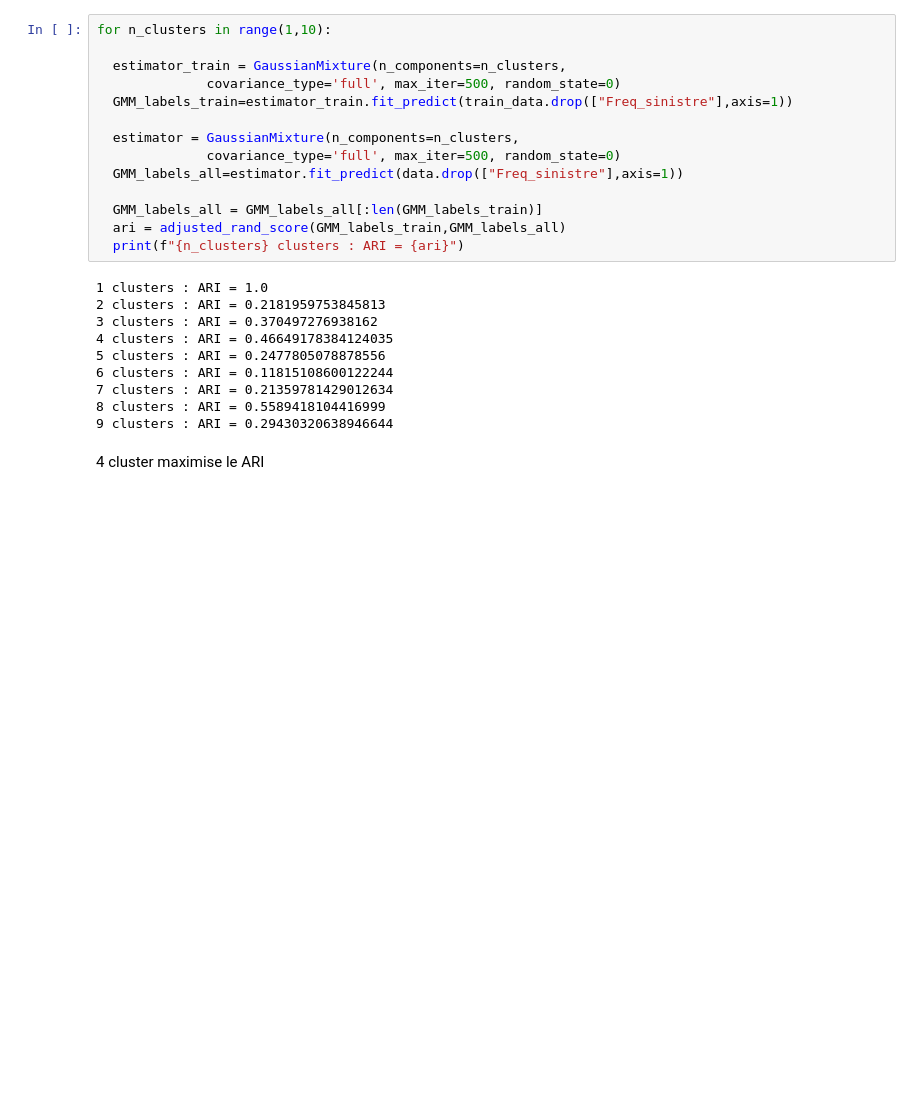
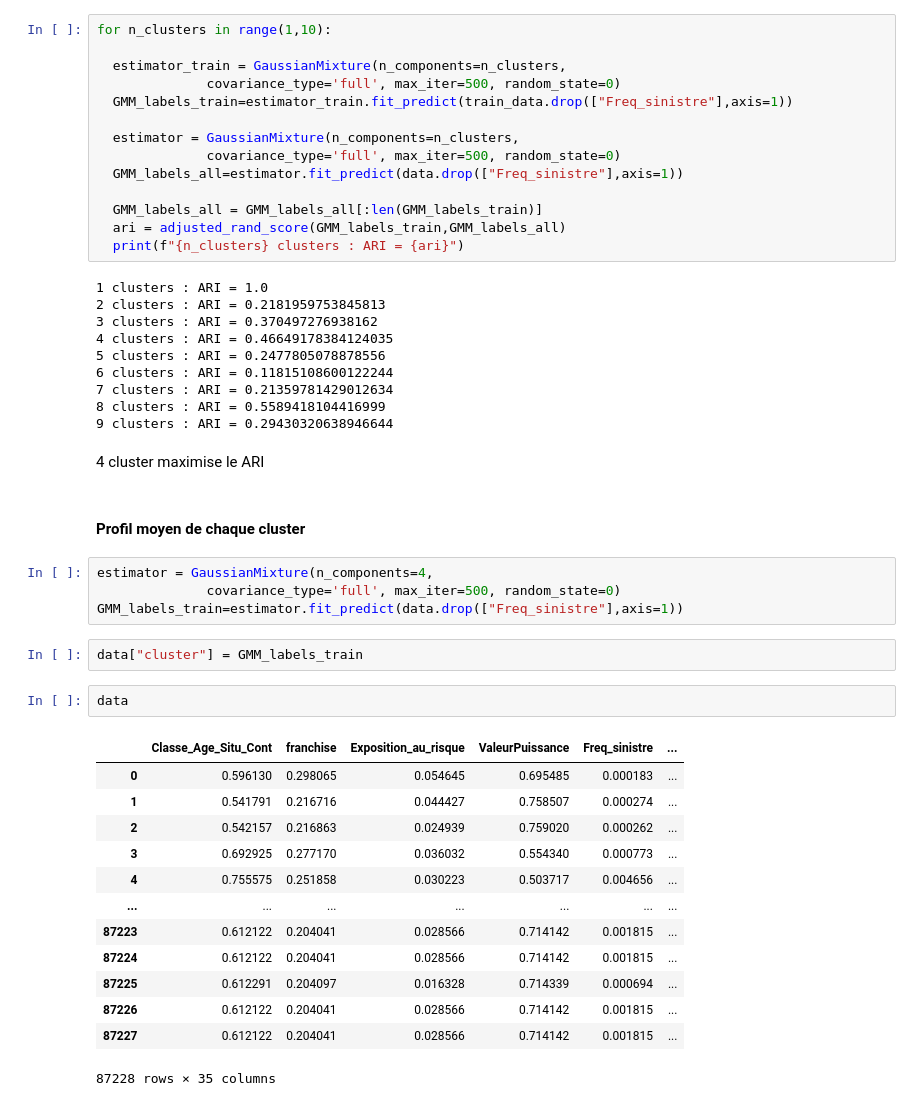
Before and after one commit to RAMIhamza/Projet_Option_Mazars, a Jupyter notebook: GMM.ipynb, the cells around one changed output. Cells and saved outputs as stored; diff of their text form; blank space fills up the shorter version.

Commit message:
mean profile for each cluster

```diff
--- a/GMM.ipynb
+++ b/GMM.ipynb
@@ -124,3 +142,27 @@ for n_clusters in range(1,10):
 9 clusters : ARI = 0.29430320638946644
 # %% [markdown]
 4 cluster maximise le ARI
+# %% [markdown]
+#### Profil moyen de chaque cluster
+# %%
+estimator = GaussianMixture(n_components=4,
+              covariance_type='full', max_iter=500, random_state=0)
+GMM_labels_train=estimator.fit_predict(data.drop(["Freq_sinistre"],axis=1))
+# %%
+data["cluster"] = GMM_labels_train
+# %%
+data
+# %% [output]
+|  | Classe_Age_Situ_Cont | franchise | Exposition_au_risque | ValeurPuissance | Freq_sinistre | ... |
+| 0 | 0.596130 | 0.298065 | 0.054645 | 0.695485 | 0.000183 | ... |
+| 1 | 0.541791 | 0.216716 | 0.044427 | 0.758507 | 0.000274 | ... |
+| 2 | 0.542157 | 0.216863 | 0.024939 | 0.759020 | 0.000262 | ... |
+| 3 | 0.692925 | 0.277170 | 0.036032 | 0.554340 | 0.000773 | ... |
+| 4 | 0.755575 | 0.251858 | 0.030223 | 0.503717 | 0.004656 | ... |
+| ... | ... | ... | ... | ... | ... | ... |
+| 87223 | 0.612122 | 0.204041 | 0.028566 | 0.714142 | 0.001815 | ... |
+| 87224 | 0.612122 | 0.204041 | 0.028566 | 0.714142 | 0.001815 | ... |
+| 87225 | 0.612291 | 0.204097 | 0.016328 | 0.714339 | 0.000694 | ... |
+| 87226 | 0.612122 | 0.204041 | 0.028566 | 0.714142 | 0.001815 | ... |
+| 87227 | 0.612122 | 0.204041 | 0.028566 | 0.714142 | 0.001815 | ... |
+87228 rows × 35 columns
```
Also changed, not shown: parts of 2 cells of this notebook, 1 other file.
